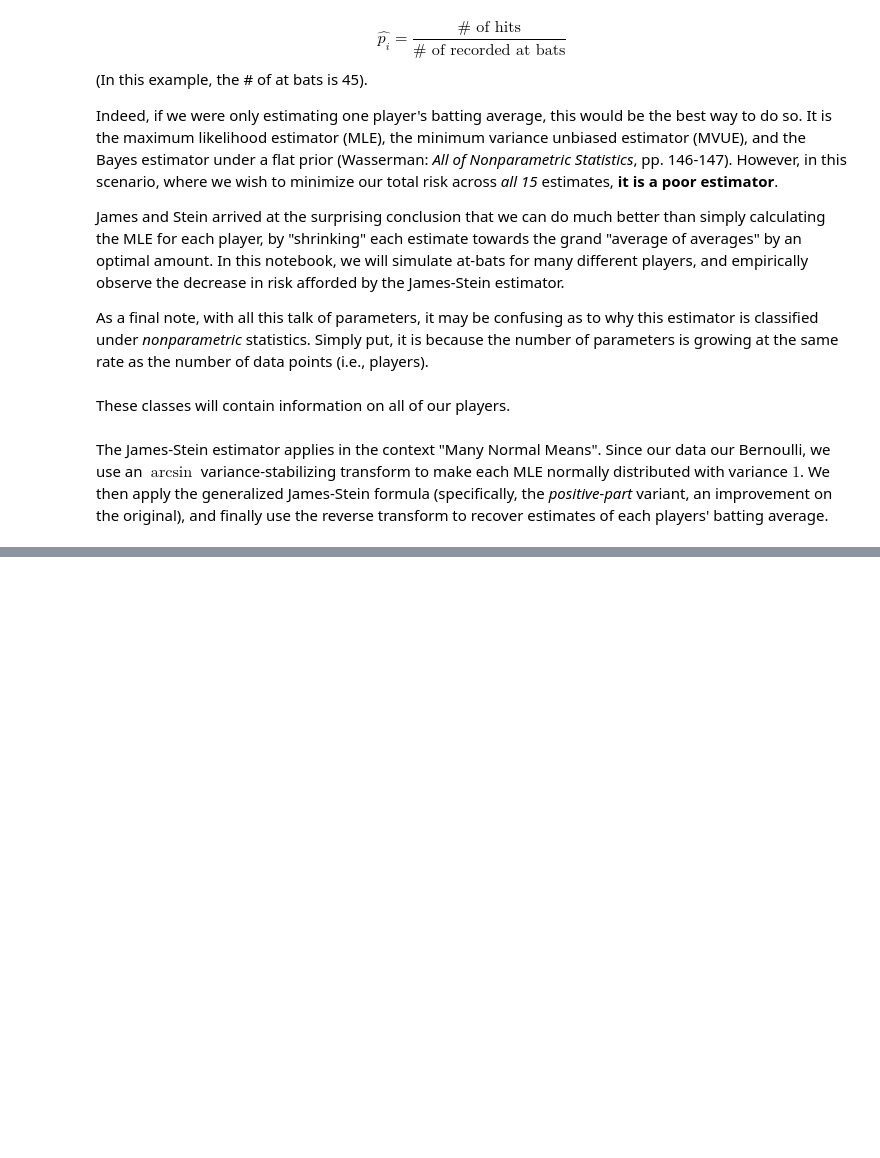
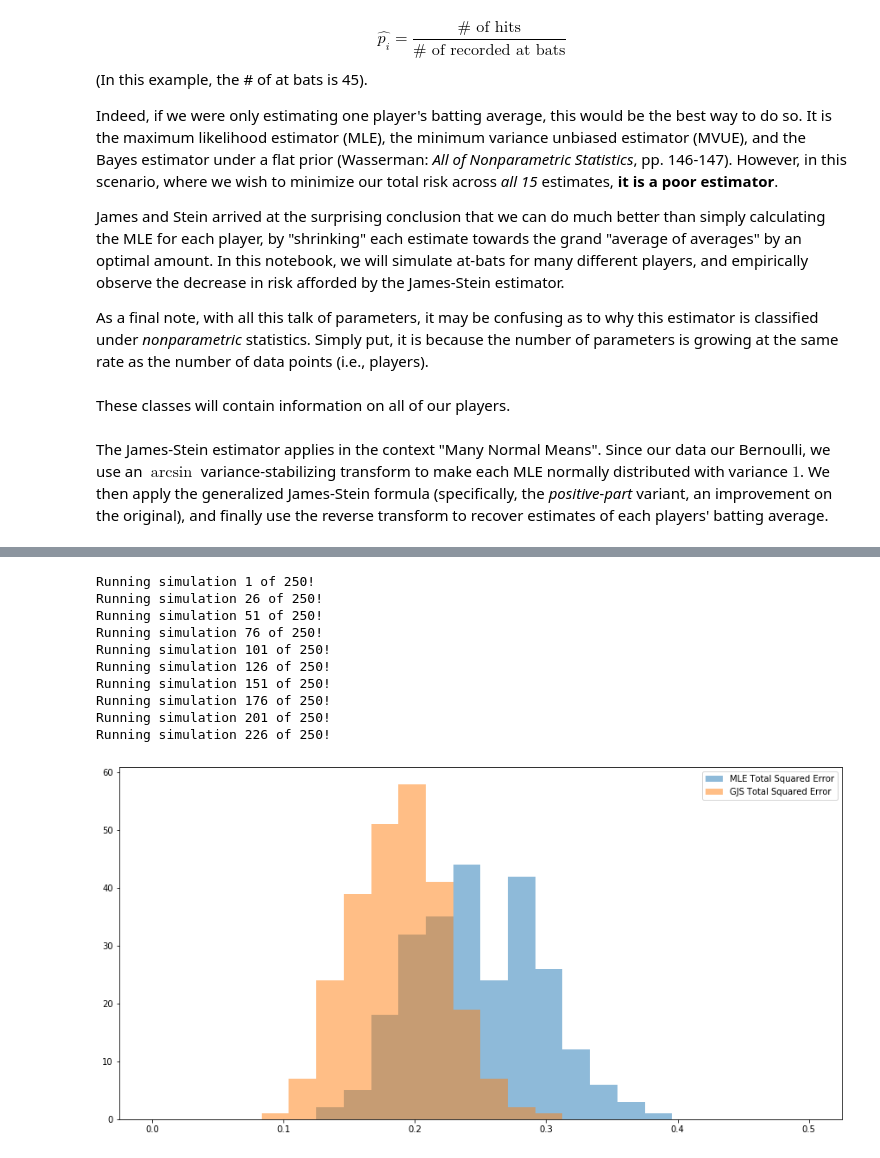
Before and after one commit to jackpotrykus/steins-estimator, a Jupyter notebook: stein-estimate.ipynb, the cells around one changed output, grey strips where cells are left out. Saved outputs shown, nothing was run; the diff lists cells and outputs as text; code cells hidden in the pictures; blank space fills up the shorter version.

```diff
--- a/stein-estimate.ipynb
+++ b/stein-estimate.ipynb
@@ -359,0 +399,14 @@ Feel free to play around with the `baseball_team` object in the below code-block
+# %%
+average_over_many_sims(250)
+# %% [output]
+Running simulation 1 of 250!
+Running simulation 26 of 250!
+Running simulation 51 of 250!
+Running simulation 76 of 250!
+Running simulation 101 of 250!
+Running simulation 126 of 250!
+Running simulation 151 of 250!
+Running simulation 176 of 250!
+Running simulation 201 of 250!
+Running simulation 226 of 250!
+[figure, added]
```
Also changed, not shown: parts of 11 cells of this notebook.
